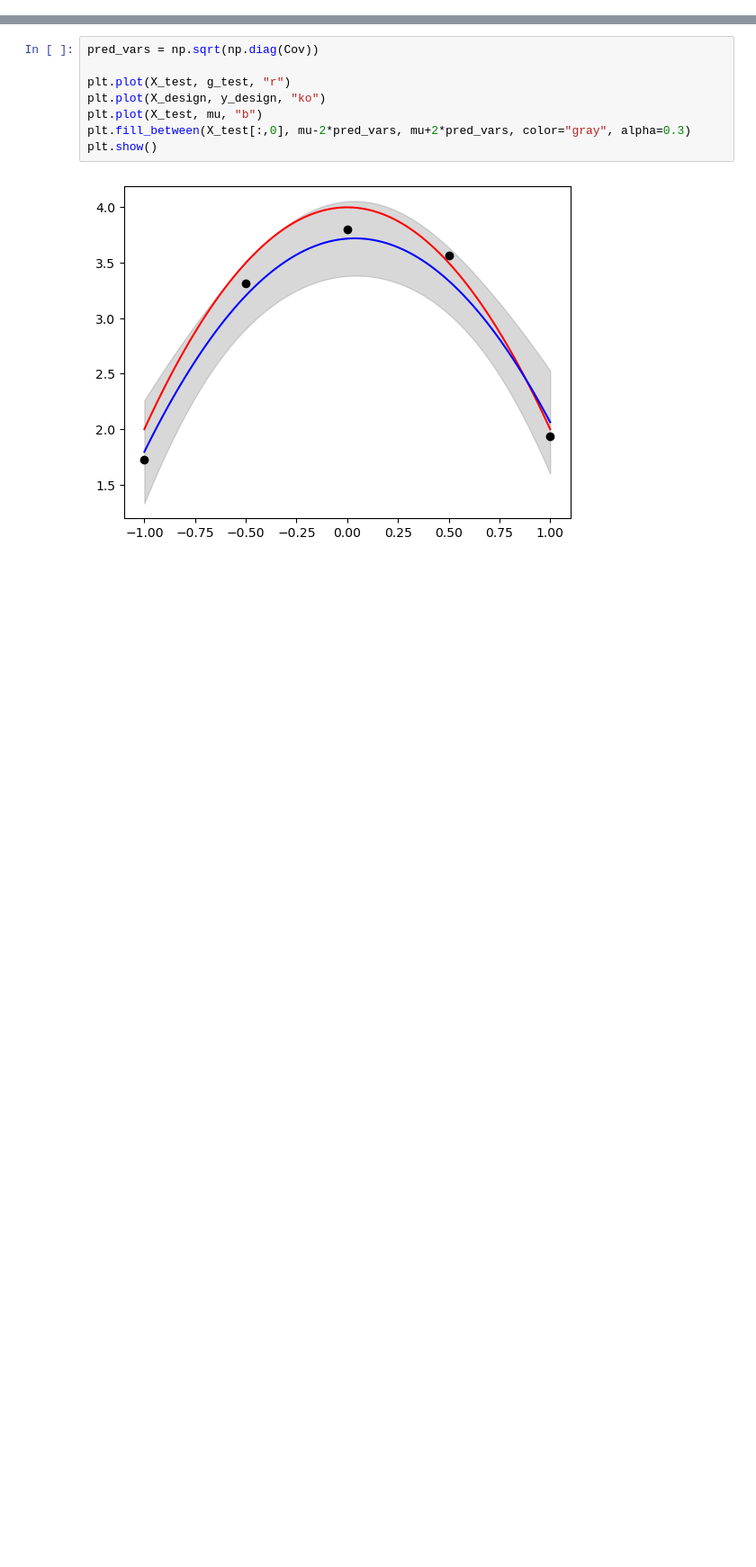
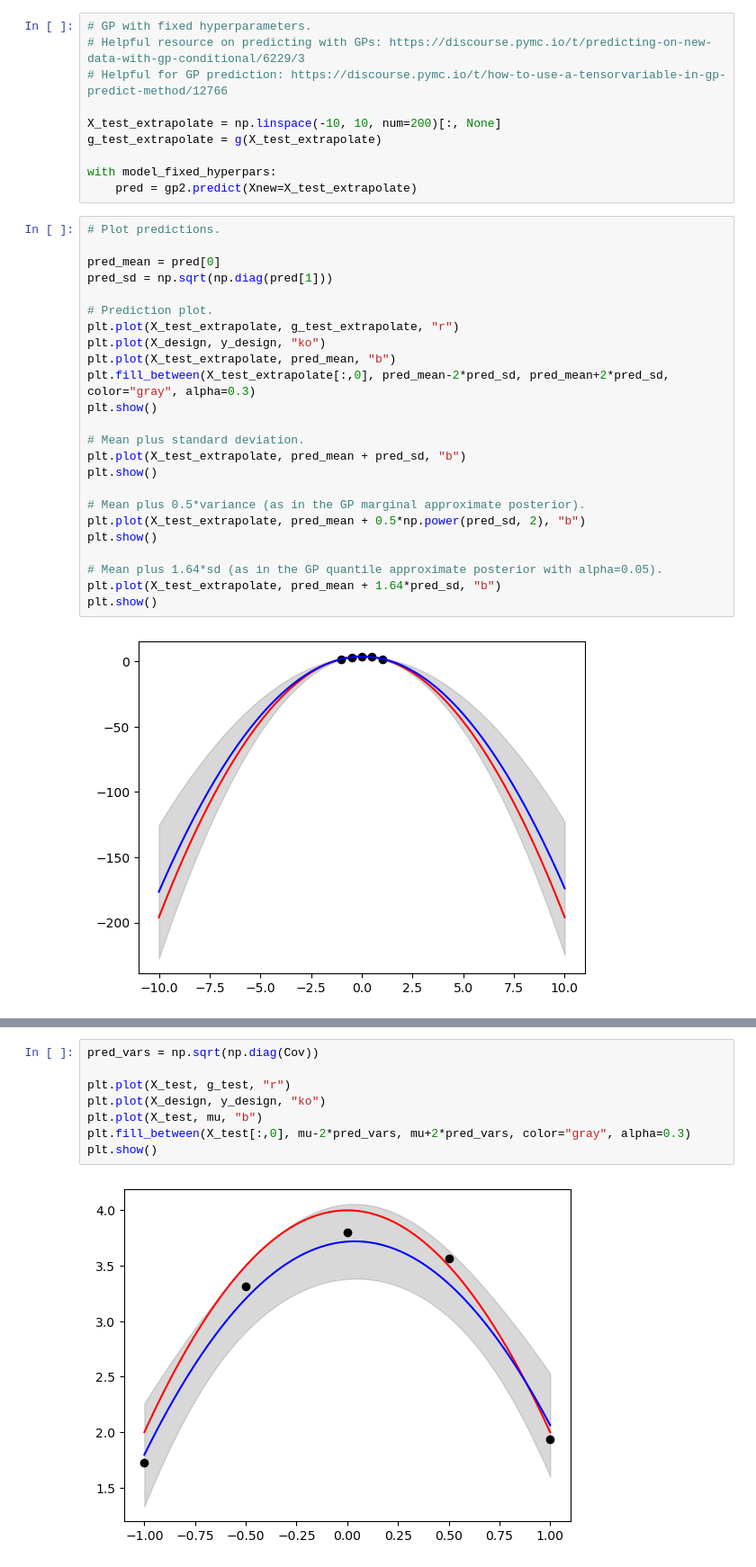
Before and after one commit to arob5/test-code, a Jupyter notebook: PyMC_tests/pymc_gp_tests.ipynb, the cells around one changed output, grey strips where cells are left out. Shown at 90% size. Cells and saved outputs as stored; diff of their text form; blank space fills up the shorter version.

```diff
--- a/PyMC_tests/pymc_gp_tests.ipynb
+++ b/PyMC_tests/pymc_gp_tests.ipynb
@@ -95,0 +153,36 @@ TypeError: sample_posterior_predictive() missing 1 required positional argument:
+# %%
+# GP with fixed hyperparameters.
+# Helpful resource on predicting with GPs: https://discourse.pymc.io/t/predicting-on-new-data-with-gp-conditional/6229/3
+# Helpful for GP prediction: https://discourse.pymc.io/t/how-to-use-a-tensorvariable-in-gp-predict-method/12766
+
+X_test_extrapolate = np.linspace(-10, 10, num=200)[:, None]
+g_test_extrapolate = g(X_test_extrapolate)
+
+with model_fixed_hyperpars:
+    pred = gp2.predict(Xnew=X_test_extrapolate)
+# %%
+# Plot predictions.
+
+pred_mean = pred[0]
+pred_sd = np.sqrt(np.diag(pred[1]))
+
+# Prediction plot.
+plt.plot(X_test_extrapolate, g_test_extrapolate, "r")
+plt.plot(X_design, y_design, "ko")
+plt.plot(X_test_extrapolate, pred_mean, "b")
+plt.fill_between(X_test_extrapolate[:,0], pred_mean-2*pred_sd, pred_mean+2*pred_sd, color="gray", alpha=0.3)
+plt.show()
+
+# Mean plus standard deviation.
+plt.plot(X_test_extrapolate, pred_mean + pred_sd, "b")
+plt.show()
+
+# Mean plus 0.5*variance (as in the GP marginal approximate posterior).
+plt.plot(X_test_extrapolate, pred_mean + 0.5*np.power(pred_sd, 2), "b")
+plt.show()
+
+# Mean plus 1.64*sd (as in the GP quantile approximate posterior with alpha=0.05).
+plt.plot(X_test_extrapolate, pred_mean + 1.64*pred_sd, "b")
+plt.show()
+# %% [output]
+[figure, added]
```
Also changed, not shown: parts of 18 cells of this notebook, 4 other files.
